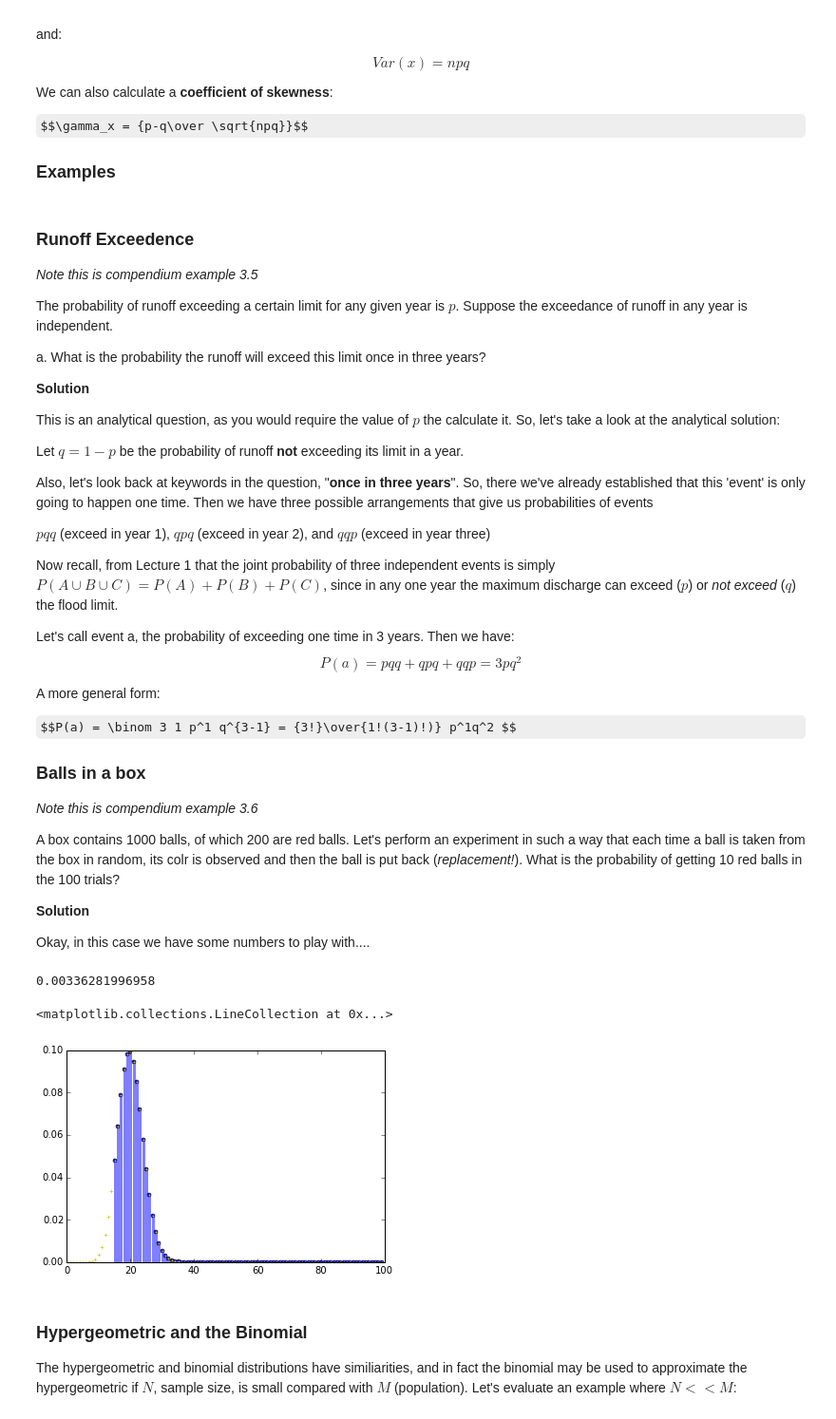
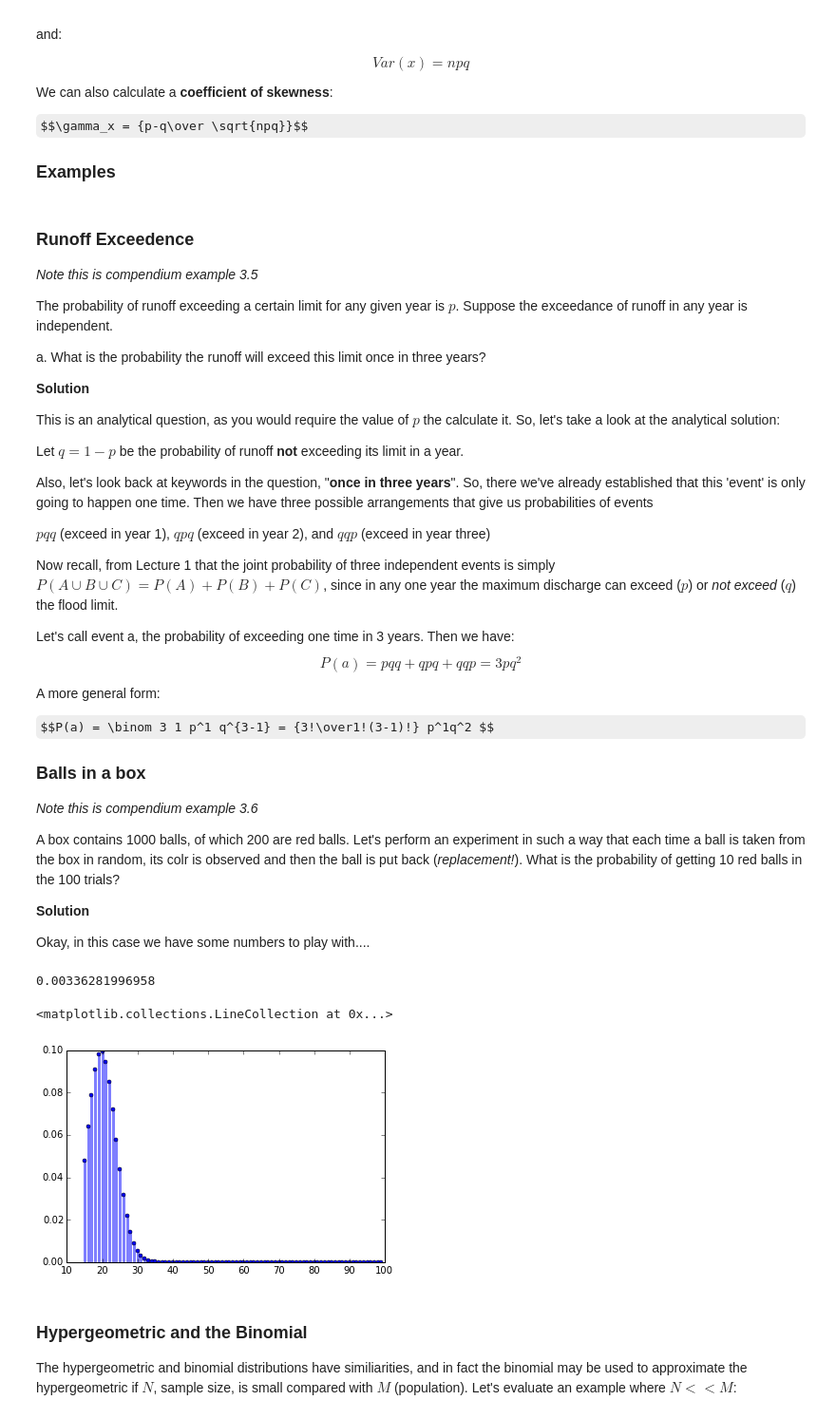
Before and after one commit to jfburkhart/geo4310, a Jupyter notebook: GEO4310-Lecture03.ipynb, the cells around one changed output. Shown: that part at 95% size. Cells and saved outputs as stored; diff of their text form; code cells hidden in the pictures; some formulas as TeX source.

```diff
--- a/GEO4310-Lecture03.ipynb
+++ b/GEO4310-Lecture03.ipynb
@@ -335,7 +334,7 @@ $$P(a) = pqq + qpq + qqp = 3pq^2$$
 
 A more general form:
 
-$$P(a) = \binom 3 1 p^1 q^{3-1} = {3!}\over{1!(3-1)!)} p^1q^2 $$
+$$P(a) = \binom 3 1 p^1 q^{3-1} = {3!\over1!(3-1)!} p^1q^2 $$
 
 
 ### Balls in a box
@@ -349,30 +348,28 @@ Okay, in this case we have some numbers to play with....
 # %%
 from scipy.stats import binom
 
 #Note the probability mass function for the binomial distribution
 #is defined in the "standardized" form, see docs for more details.
 
 n, p = 100, 200/1000.
 x = 10
 
 f_x = binom(n, p).pmf
 
 print(f_x(x))
 
 # let's look a bit closer
 
 X = np.arange(binom.ppf(.1, n, p), binom.ppf(1, n, p))
-X2 = np.arange(100)
 fig = plt.figure()
 ax = fig.add_subplot(111)
 ax.plot(X, f_x(X), 'bo', ms=4, label='binom pmf')
-ax.plot(X2, f_x(X2), 'y+', ms=4, label='binom pmf')
 
 ax.vlines(X, 0, f_x(X), colors='b', lw=3, alpha=0.5)
 # %% [output]
 0.00336281996958
 <matplotlib.collections.LineCollection at 0x...>
-[figure, old version]
+[figure, new version]
 # %% [markdown]
 ### Hypergeometric and the Binomial
 
```
Also changed, not shown: parts of 10 cells of this notebook.
